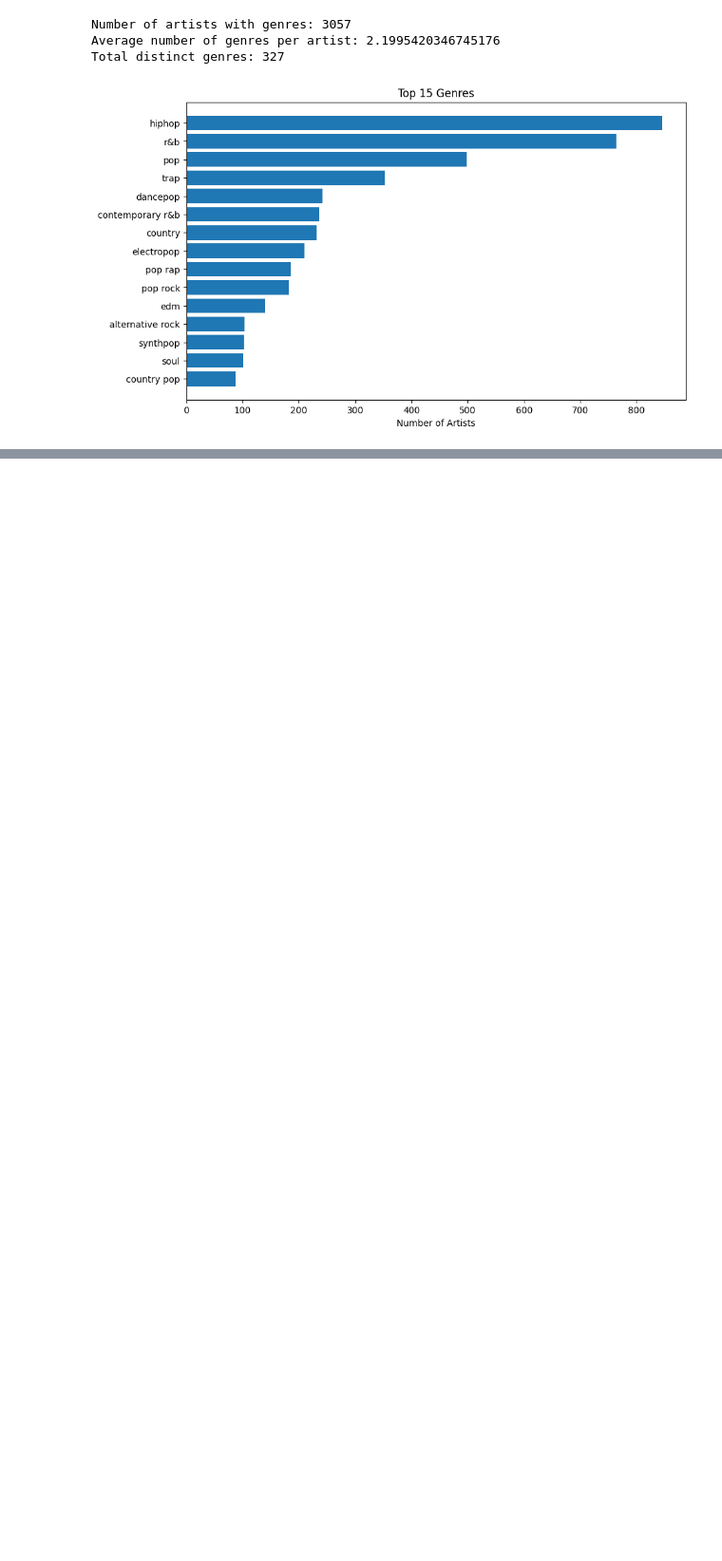
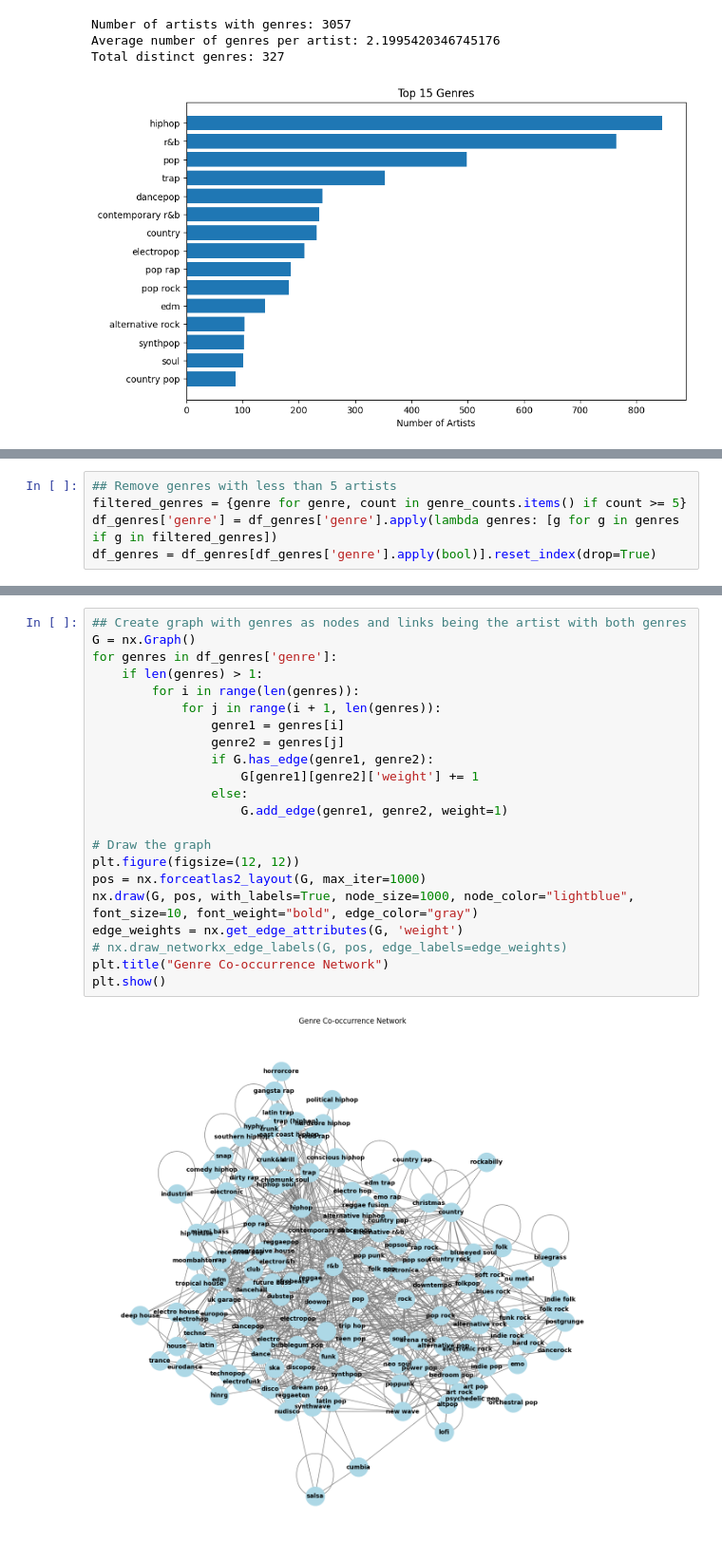
Before and after one commit to wkandersen/02807-computational-data-science, a Jupyter notebook: project_J.ipynb, the cells around one changed output, grey strips where cells are left out. Shown: that part at 95% size. Drawn from its saved outputs; the diff is of its cells as text; blank space fills up the shorter version.

Commit message:
Network

```diff
--- a/project_J.ipynb
+++ b/project_J.ipynb
@@ -105,0 +118,5 @@ Total distinct genres: 327
+# %%
+## Remove genres with less than 5 artists
+filtered_genres = {genre for genre, count in genre_counts.items() if count >= 5}
+df_genres['genre'] = df_genres['genre'].apply(lambda genres: [g for g in genres if g in filtered_genres])
+df_genres = df_genres[df_genres['genre'].apply(bool)].reset_index(drop=True)
@@ -105,0 +186,24 @@ Total distinct genres: 327
+# %%
+## Create graph with genres as nodes and links being the artist with both genres
+G = nx.Graph()
+for genres in df_genres['genre']:
+    if len(genres) > 1:
+        for i in range(len(genres)):
+            for j in range(i + 1, len(genres)):
+                genre1 = genres[i]
+                genre2 = genres[j]
+                if G.has_edge(genre1, genre2):
+                    G[genre1][genre2]['weight'] += 1
+                else:
+                    G.add_edge(genre1, genre2, weight=1)
+
+# Draw the graph
+plt.figure(figsize=(12, 12))
+pos = nx.forceatlas2_layout(G, max_iter=1000)
+nx.draw(G, pos, with_labels=True, node_size=1000, node_color="lightblue", font_size=10, font_weight="bold", edge_color="gray")
+edge_weights = nx.get_edge_attributes(G, 'weight')
+# nx.draw_networkx_edge_labels(G, pos, edge_labels=edge_weights)
+plt.title("Genre Co-occurrence Network")
+plt.show()
+# %% [output]
+[figure, added]
```
Also changed, not shown: parts of 3 cells of this notebook.
